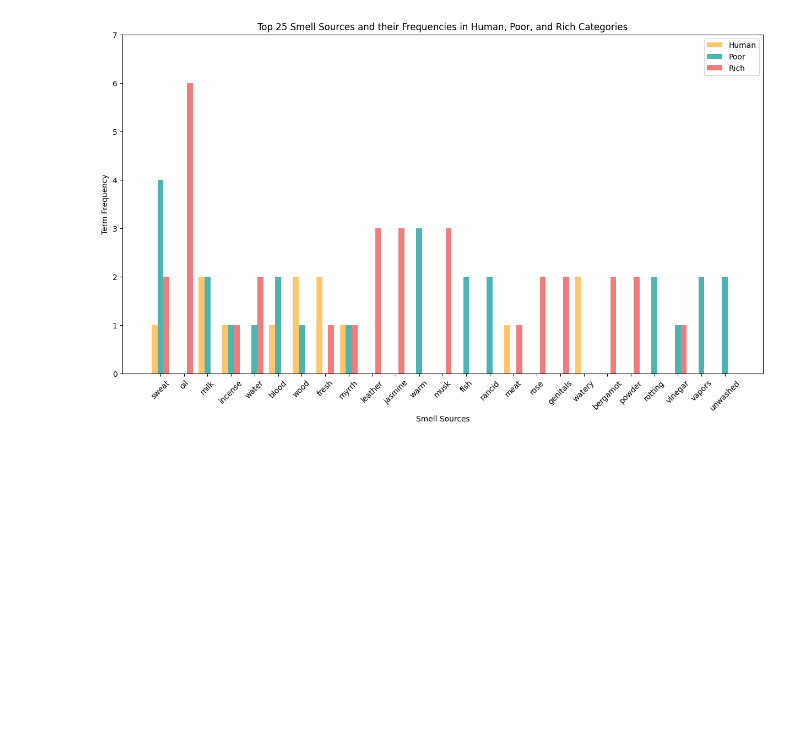
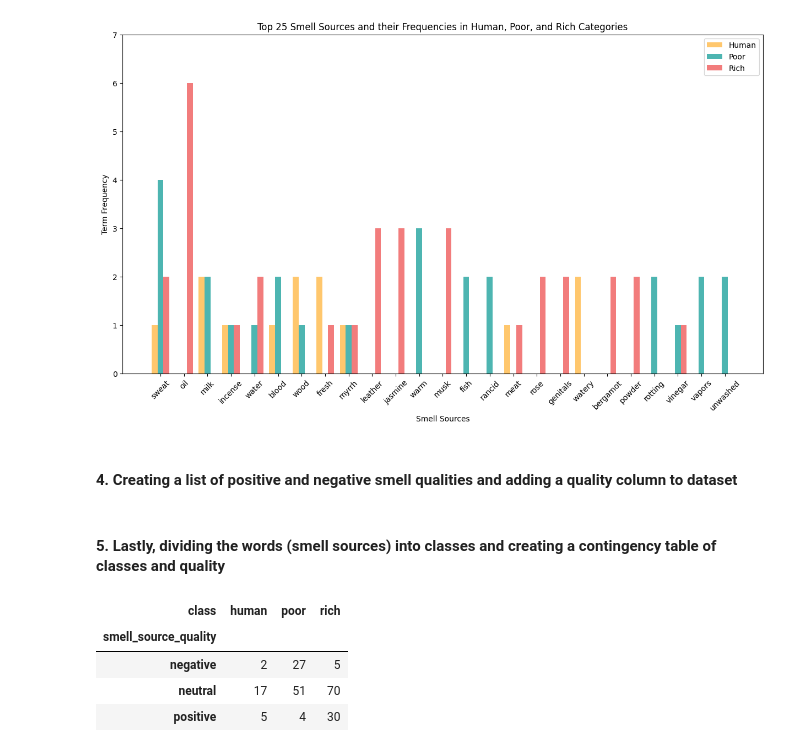
Before and after one commit to Nour-alasali/DHSAIP, a Jupyter notebook: R_Dataset_Visualisation.ipynb, the cells around one changed output. Saved outputs shown, nothing was run; the diff lists cells and outputs as text; code cells hidden in the pictures; blank space fills up the shorter version.

```diff
--- a/R_Dataset_Visualisation.ipynb
+++ b/R_Dataset_Visualisation.ipynb
@@ -112,3 +112,5 @@ ax.legend()
 # %% [output]
 <matplotlib.legend.Legend at 0x...>
 [figure]
+# %% [markdown]
+#### 4. Creating a list of positive and negative smell qualities and adding a quality column to dataset
@@ -114,0 +141,40 @@ ax.legend()
+# %% [markdown]
+#### 5. Lastly, dividing the words (smell sources) into classes and creating a contingency table of classes and quality
+# %%
+def determine_class(row):
+    #term frequency of each class
+    freq_human = row['termfreq_human']
+    freq_poor = row['termfreq_poor']
+    freq_rich = row['termfreq_rich']
+
+    #if highest frequency in poor/human/rich then class = poor/human/rich
+    max_freq = max(freq_human, freq_poor, freq_rich)
+    classes = []
+    if freq_human == max_freq:
+        classes.append('human')
+    if freq_poor == max_freq:
+        classes.append('poor')
+    if freq_rich == max_freq:
+        classes.append('rich')
+
+    #also handle ties by including multiple values for accuracy
+    return ', '.join(classes)
+
+#add column with values from function
+merged['class'] = merged.apply(determine_class, axis=1)
+merged.to_csv('merged_data_freq.csv', index=False)
+# %%
+#expanding data to seperate values in class column
+expanded_data = merged.drop('class', axis=1).join(
+    merged['class'].str.split(', ', expand=True).stack().reset_index(level=1, drop=True).rename('class'))
+
+#make a contingency table with frequency of words in each quality and class (the values will be used in r for statistical testing)
+contingency_table_expanded = pd.crosstab(index=expanded_data['smell_source_quality'], columns=expanded_data['class'])
+
+contingency_table_expanded
+# %% [output]
+| class | human | poor | rich |
+| smell_source_quality |  |  |  |
+| negative | 2 | 27 | 5 |
+| neutral | 17 | 51 | 70 |
+| positive | 5 | 4 | 30 |
```
Also changed, not shown: parts of 3 cells of this notebook, 2 other files.
